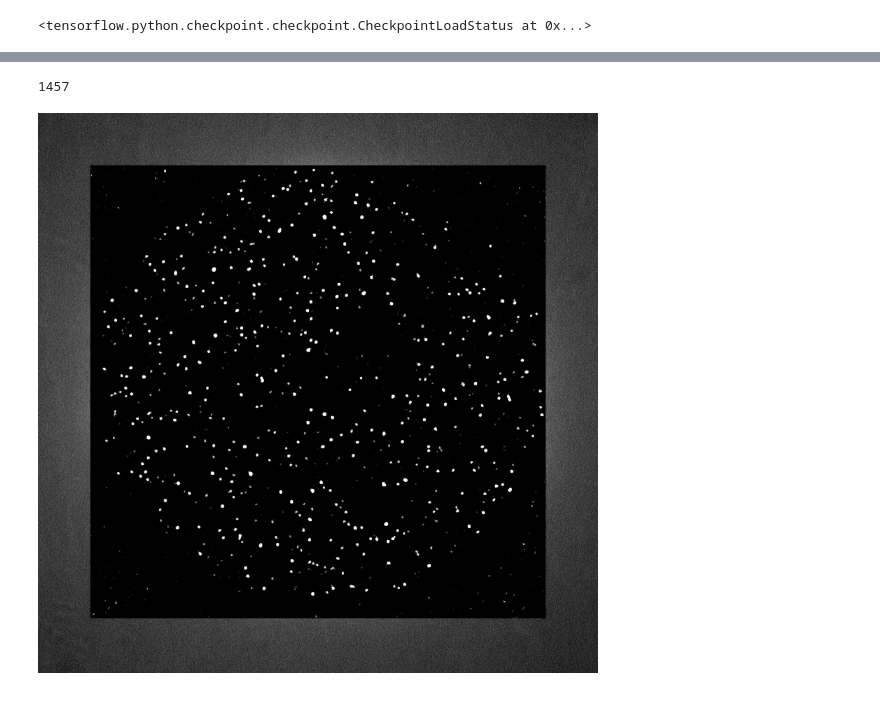
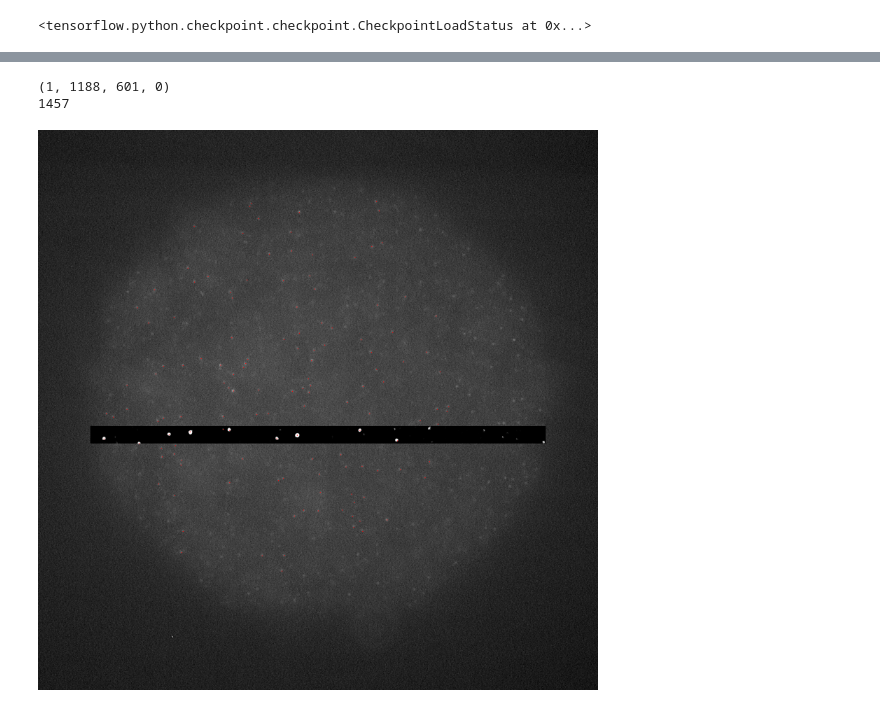
Before and after one commit to kildom/deprecated, a Jupyter notebook: test2.ipynb, the cells around one changed output, grey strips where cells are left out. Cells and saved outputs as stored; diff of their text form; code cells hidden in the pictures.

```diff
--- a/test2.ipynb
+++ b/test2.ipynb
@@ -115,18 +112,59 @@ KeyboardInterrupt:
 # %%
 
-data, image, image_data = validation_data.get_details(0, 0)
+for i in range(len(validation_data.data)):
+    if validation_data.data[i][0] == 1:
+        batch_index = i // validation_data.batch_size
+        data_index = i % validation_data.batch_size
+        break
+data, image, image_data = validation_data.get_details(batch_index, data_index)
+print(data)
 out = np.array(image_data.data)
 #for y in range(box_size, image_data.info.height - box_size):
+#for y in range(150, 1608-150):
 for y in range(150, 1608-150):
     sec = []
     for x in range(150, 1608-150):
-        sec.append(validation_data._get_section((0, x, y, 0)))
+        sec.append(validation_data._get_section((data[0], x, y, 0)))
     res = model(np.array(sec))
     out[y, 150:1608-150] = res.numpy().reshape((1308,))
     print(f'{y}   ', end='\r')
     if y % 50 == 0:
-        write_png('./tmp/a.png', out)
-display.Image(f'./tmp/a.png')
+        write_png('./tmp/b.png', out)
 # %% [output]
+(1, 1188, 601, 0)
 1457
-[figure, removed]
+# %%
+import png
+import itertools
+
+def data_to_row(data, data2, width):
+    row = np.zeros((width, 3), np.uint8)
+    row[:,0] = np.where(data2 != 0, 255, data.reshape((width,)))
+    row[:,1] = np.where(data2 != 0, 0, data.reshape((width,)))
+    row[:,2] = np.where(data2 != 0, 0, data.reshape((width,)))
+    return row.reshape((3 * width))
+
+def write_png2(filename: 'Path|str', data: 'np.ndarray', black: float = 0, white: float = 1):
+    shape = data.shape
+    w = png.Writer(shape[1], shape[0], bitdepth=8, greyscale=False)
+    with open(filename, 'wb') as fd:
+        w.write(fd, [
+            data_to_row(((data[y] - black) / (white - black) * 255.0).astype(np.uint8), data2[y], shape[0])
+            for y in range(0, shape[0])])
+    return filename
+
+data2 = np.zeros(out.shape, np.uint8)
+
+for p in itertools.chain(train_data.data, validation_data.data):
+    if p[0] != data[0]: continue
+    if p[3] != 1: continue
+    data2[p[2], p[1]] = 1
+    data2[p[2]+1, p[1]] = 1
+    data2[p[2], p[1]-1] = 1
+    data2[p[2]-1, p[1]] = 1
+    data2[p[2], p[1]+1] = 1
+
+write_png2('./tmp/b.png', out)
+display.Image(f'./tmp/b.png')
+# %% [output]
+[figure, added]
```
Also changed, not shown: parts of 4 cells of this notebook.
